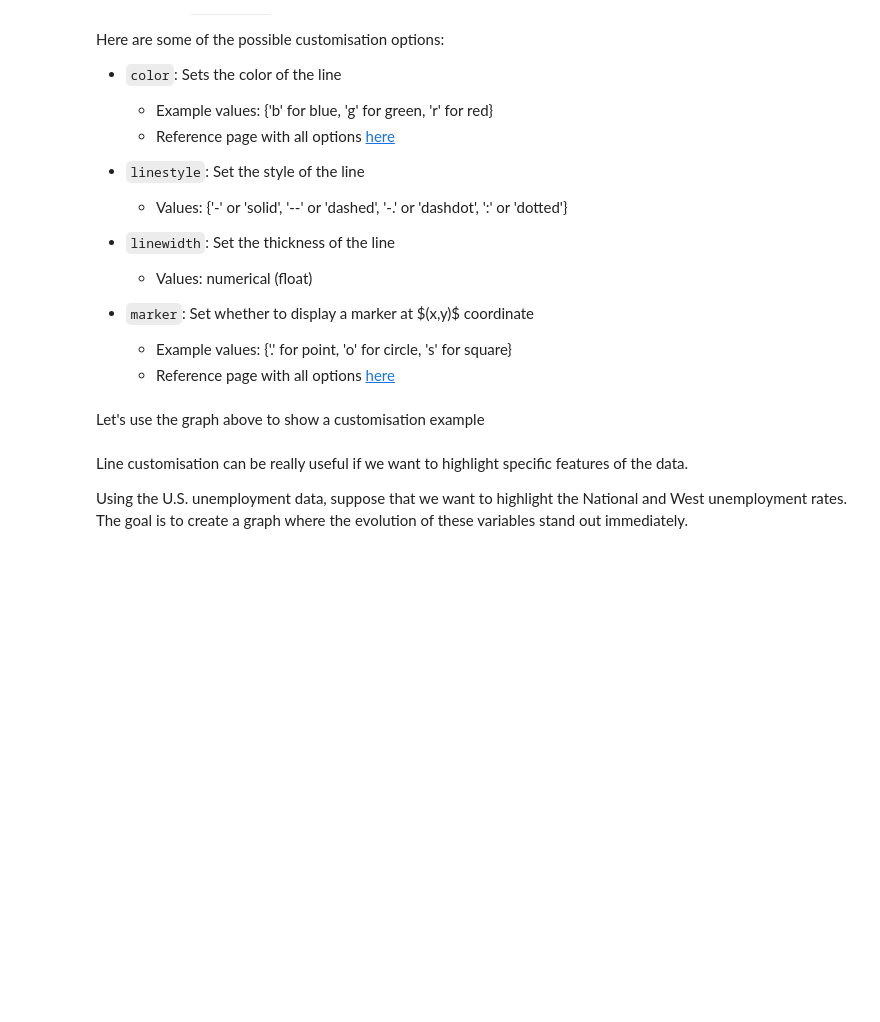
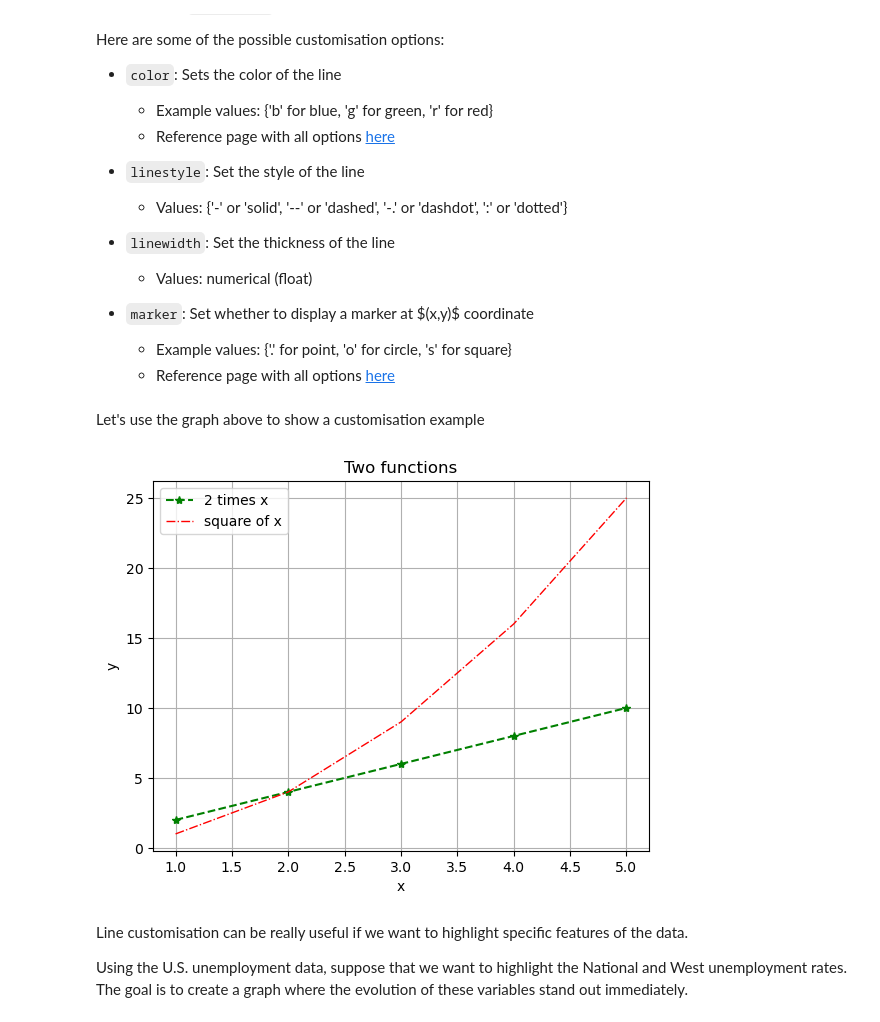
Before and after one commit to xtawfnhdx/ZiRuPythonWork, a Jupyter notebook: Part11/852L1-DataCoding-Lecture10.ipynb, the cells around one changed output. Drawn from its saved outputs; the diff is of its cells as text; code cells hidden in the pictures; blank space fills up the shorter version.

```diff
--- a/Part11/852L1-DataCoding-Lecture10.ipynb
+++ b/Part11/852L1-DataCoding-Lecture10.ipynb
@@ -263,25 +289,27 @@ Let's use the graph above to show a customisation example
 # %%
 x1 = [1, 2, 3, 4, 5]
 y1 = [2, 4, 6, 8, 10]
 
 # Customise the line appearance
-plt.plot(x1, y1, color="g", linestyle="--", marker=".")
+plt.plot(x1, y1, color="g", linestyle="--",marker="*")
 
 x2 = [1, 2, 3, 4, 5]
 y2 = [1, 4, 9, 16, 25]
 
 # Customise the line appearance
-plt.plot(x2, y2, color="r", linestyle="-.", linewidth=3)
+plt.plot(x2, y2, color="r", linestyle="-.", linewidth=1)
 
 # Add info
 plt.legend(["2 times x", "square of x"])
 plt.xlabel("x")
 plt.ylabel("y")
 plt.title("Two functions")
 plt.grid()
 
 # Display the graph
 plt.show()
+# %% [output]
+[figure, added]
 # %% [markdown]
 Line customisation can be really useful if we want to highlight specific features of the data.
 
```
Also changed, not shown: parts of 14 cells of this notebook, 14 other files.
